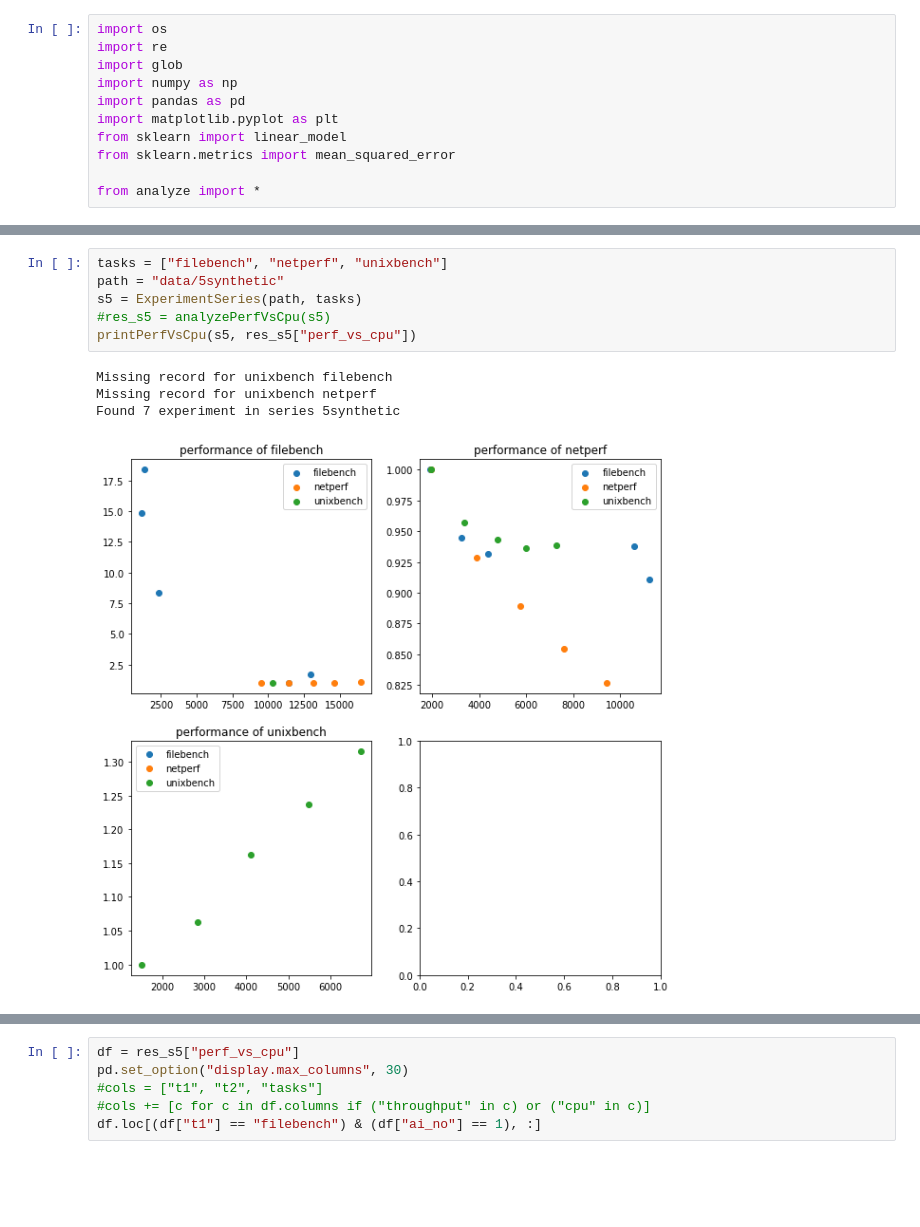
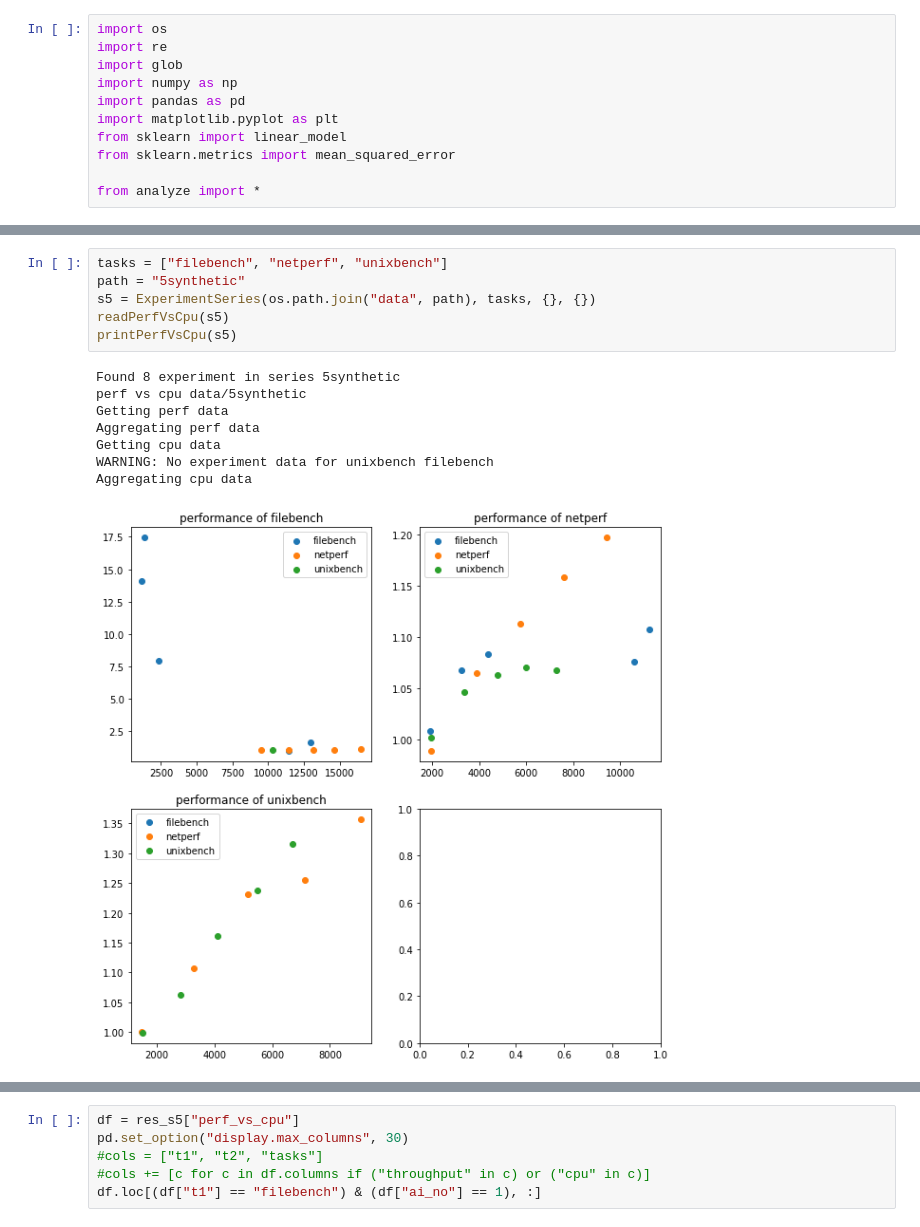
Before and after one commit to pawelzell/cbtool, a Jupyter notebook: myscripts/Interference observation.ipynb, the cells around one changed output, grey strips where cells are left out. Drawn from its saved outputs; the diff is of its cells as text; blank space fills up the shorter version.

Commit message:
Refactor analyze code - split code into python modules

```diff
--- a/myscripts/Interference observation.ipynb
+++ b/myscripts/Interference observation.ipynb
@@ -103,11 +171,15 @@ ValueError: Performance aggregation failed: no datapoints for 428hadoop_redis_yc
 # %%
 tasks = ["filebench", "netperf", "unixbench"]
-path = "data/5synthetic"
-s5 = ExperimentSeries(path, tasks)
-#res_s5 = analyzePerfVsCpu(s5)
-printPerfVsCpu(s5, res_s5["perf_vs_cpu"])
+path = "5synthetic"
+s5 = ExperimentSeries(os.path.join("data", path), tasks, {}, {})
+readPerfVsCpu(s5)
+printPerfVsCpu(s5)
 # %% [output]
-Missing record for unixbench filebench
-Missing record for unixbench netperf
-Found 7 experiment in series 5synthetic
+Found 8 experiment in series 5synthetic
+perf vs cpu data/5synthetic
+Getting perf data
+Aggregating perf data
+Getting cpu data
+WARNING: No experiment data for unixbench filebench
+Aggregating cpu data
-[figure, old version]
+[figure, new version]
```
Also changed, not shown: parts of 18 cells of this notebook, 5 other files.
